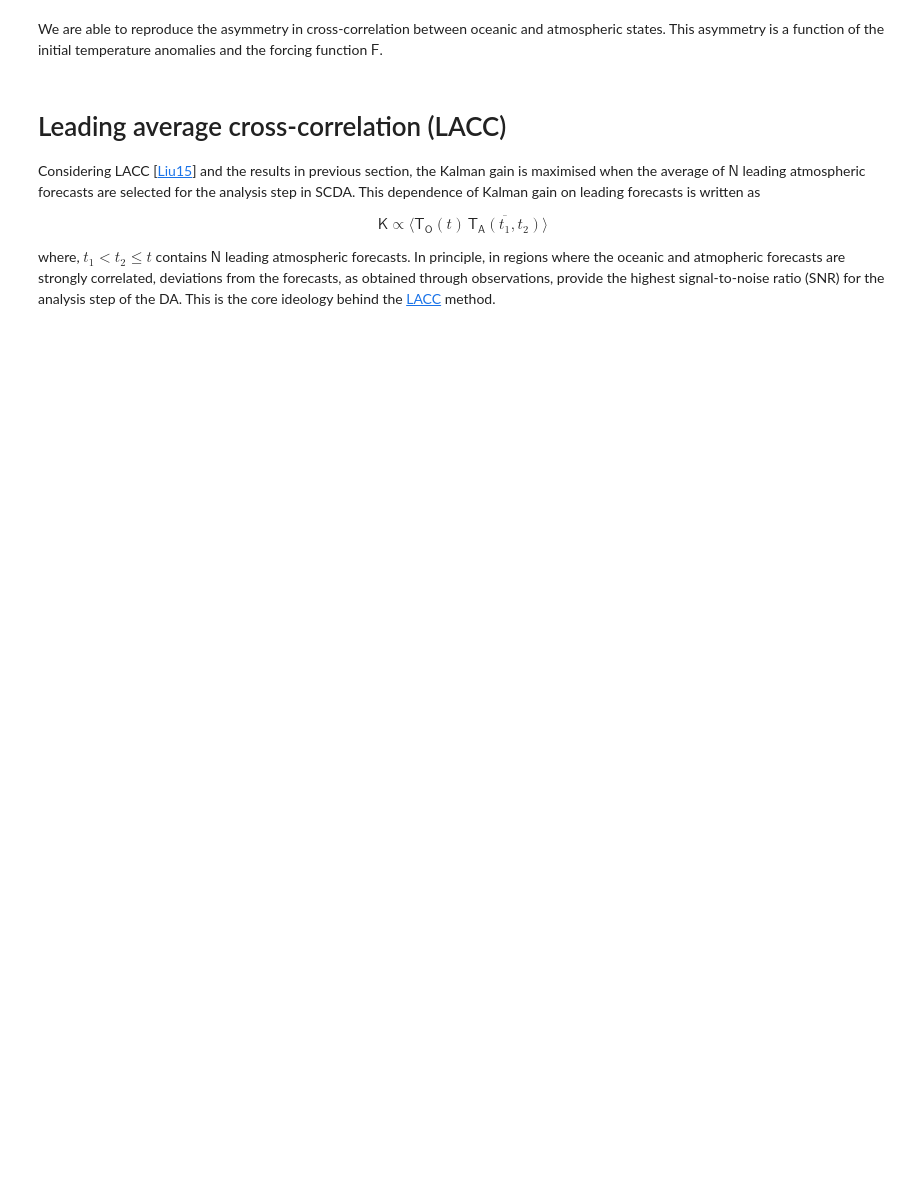
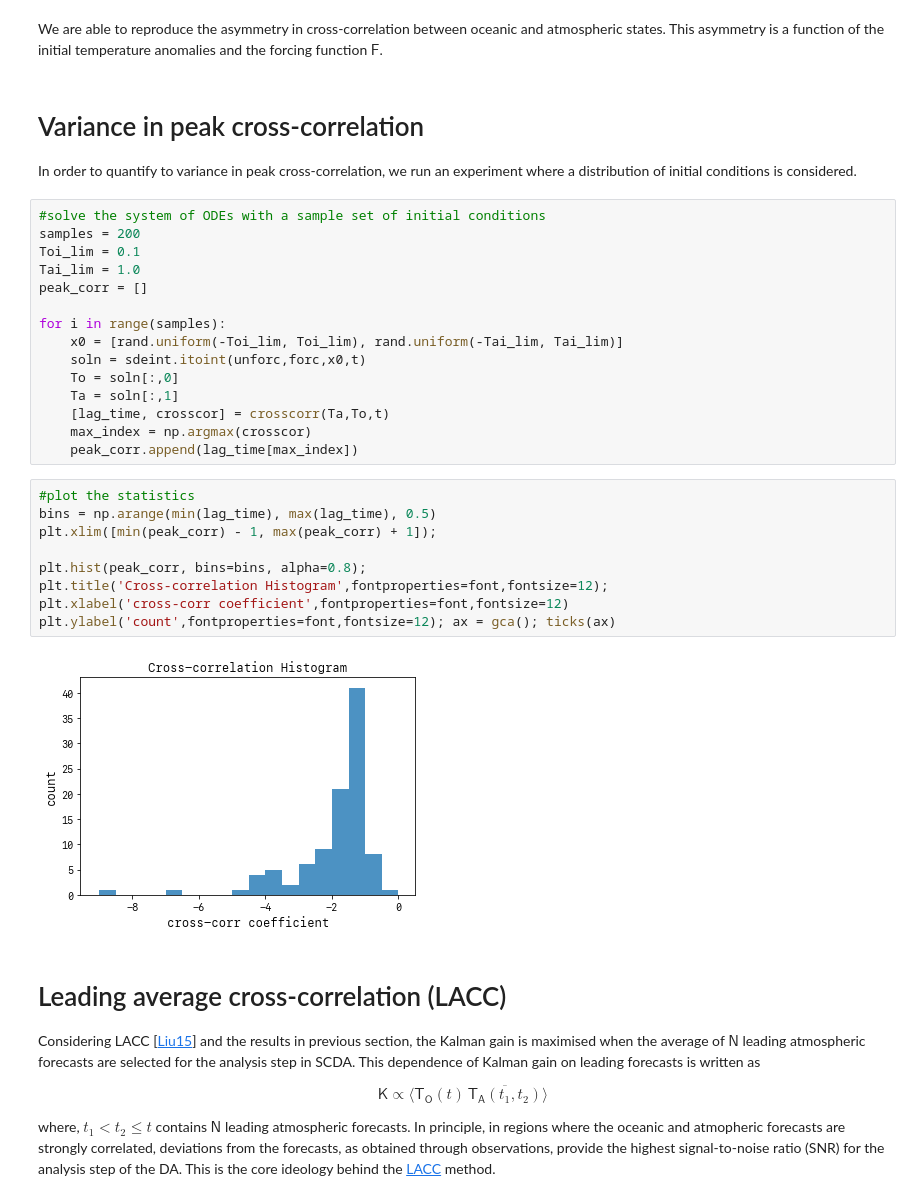
Before and after one commit to avneet-singh-uib/SCDA_v0.1, a Jupyter notebook: ToyModel_1/ToyModelCorr.ipynb, the cells around one changed output. Drawn from its saved outputs; the diff is of its cells as text; blank space fills up the shorter version.

Commit message:
averaging window variance

```diff
--- a/ToyModel_1/ToyModelCorr.ipynb
+++ b/ToyModel_1/ToyModelCorr.ipynb
@@ -176,5 +178,35 @@ plt.tight_layout();
 # %% [markdown]
 We are able to reproduce the asymmetry in cross-correlation between oceanic and atmospheric states. This asymmetry is a function of the initial temperature anomalies and the forcing function $\mathsf{F}$.
+# %% [markdown]
+# Variance in peak cross-correlation
+
+In order to quantify to variance in peak cross-correlation, we run an experiment where a distribution of initial conditions is considered.
+# %%
+#solve the system of ODEs with a sample set of initial conditions
+samples = 200
+Toi_lim = 0.1
+Tai_lim = 1.0
+peak_corr = []
+
+for i in range(samples):
+    x0 = [rand.uniform(-Toi_lim, Toi_lim), rand.uniform(-Tai_lim, Tai_lim)]
+    soln = sdeint.itoint(unforc,forc,x0,t)
+    To = soln[:,0]
+    Ta = soln[:,1]
+    [lag_time, crosscor] = crosscorr(Ta,To,t)
+    max_index = np.argmax(crosscor)
+    peak_corr.append(lag_time[max_index])
+# %%
+#plot the statistics
+bins = np.arange(min(lag_time), max(lag_time), 0.5)
+plt.xlim([min(peak_corr) - 1, max(peak_corr) + 1]);
+
+plt.hist(peak_corr, bins=bins, alpha=0.8);
+plt.title('Cross-correlation Histogram',fontproperties=font,fontsize=12);
+plt.xlabel('cross-corr coefficient',fontproperties=font,fontsize=12)
+plt.ylabel('count',fontproperties=font,fontsize=12); ax = gca(); ticks(ax)
+# %% [output]
+[figure, added]
 # %% [markdown]
 # Leading average cross-correlation (LACC)
 
```
Also changed, not shown: parts of 4 cells of this notebook.
